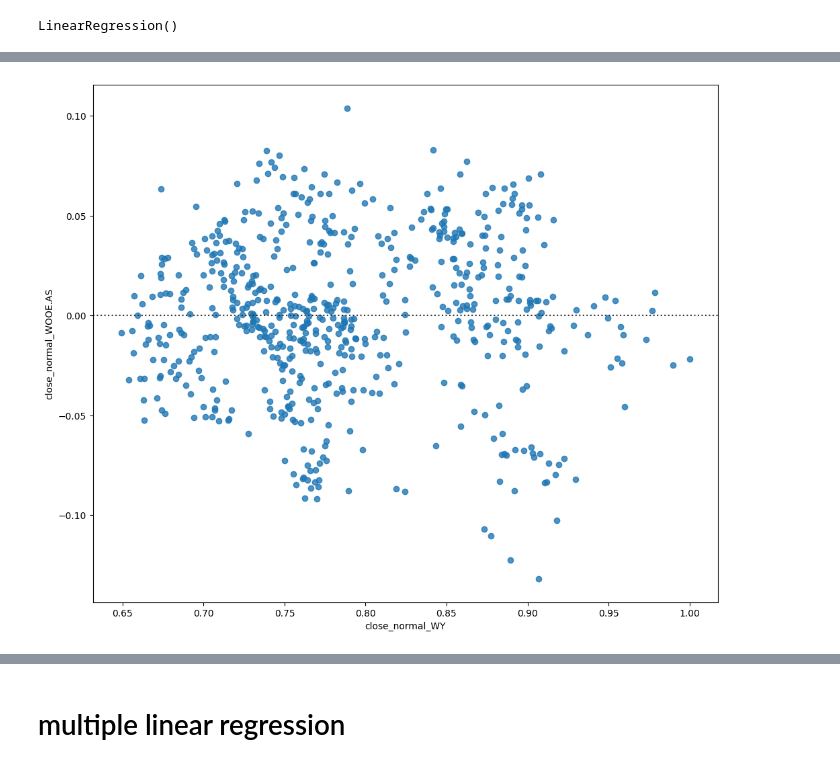
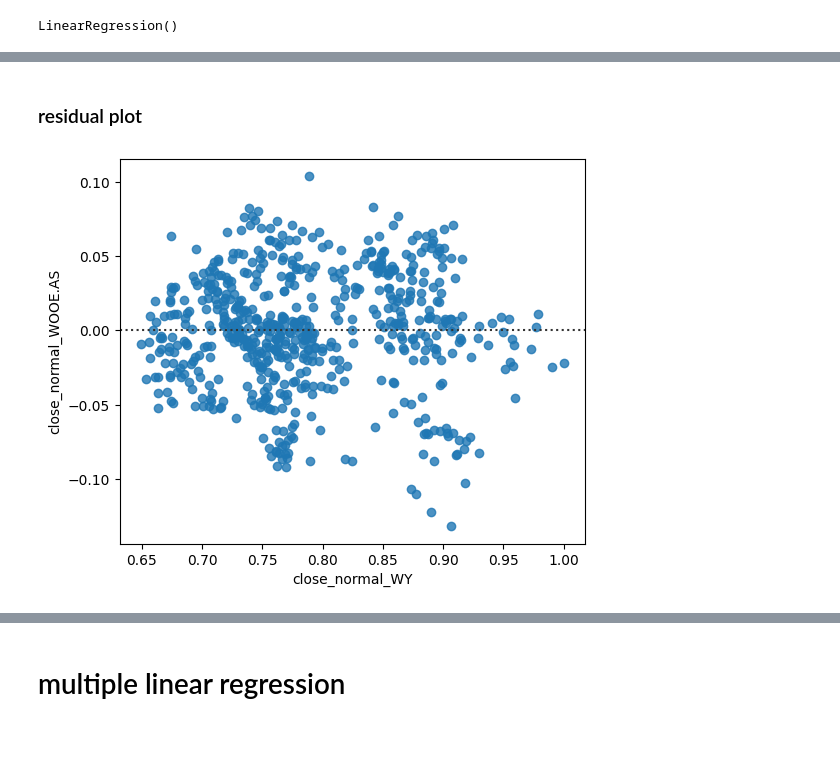
Before and after one commit to scaja/python_libraries_toolkits_for_modern_day_analysts_deprecated, a Jupyter notebook: 04_data_modeling.ipynb, the cells around one changed output, grey strips where cells are left out. Saved outputs shown, nothing was run; the diff lists cells and outputs as text; code cells hidden in the pictures; blank space fills up the shorter version.

```diff
--- a/04_data_modeling.ipynb
+++ b/04_data_modeling.ipynb
@@ -96,8 +85,10 @@ plt.ylim(0,)
+# %% [markdown]
+### residual plot
 # %%
-width = 12
-height = 10
+width = 6
+height = 5
 plt.figure(figsize=(width, height))
 sns.residplot(x=aux_var_stock_prices["close_normal_WY"], y=aux_var_stock_prices["close_normal_WOOE.AS"])
 plt.show()
 # %% [output]
-[figure, old version]
+[figure, new version]
```
Also changed, not shown: parts of 52 cells of this notebook.
